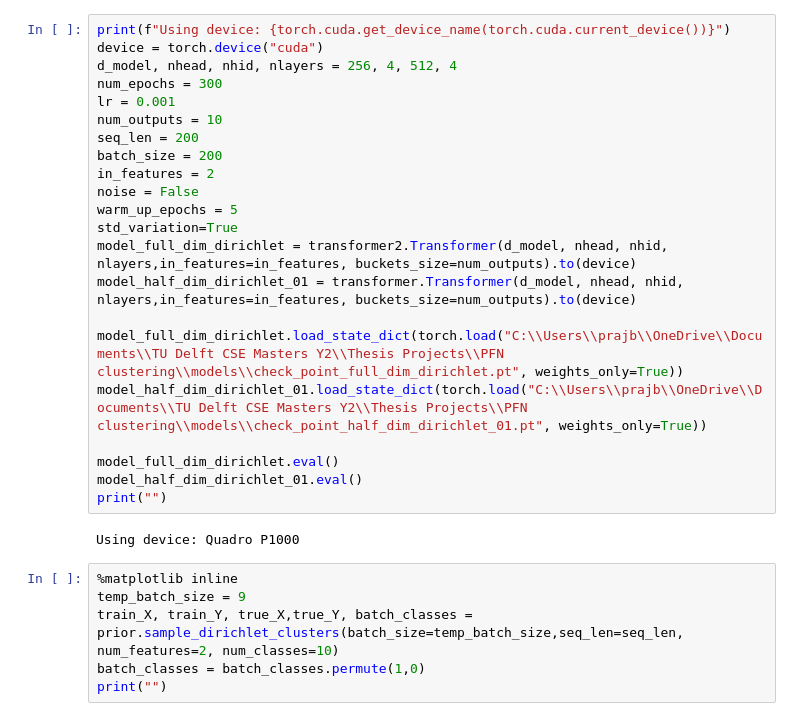
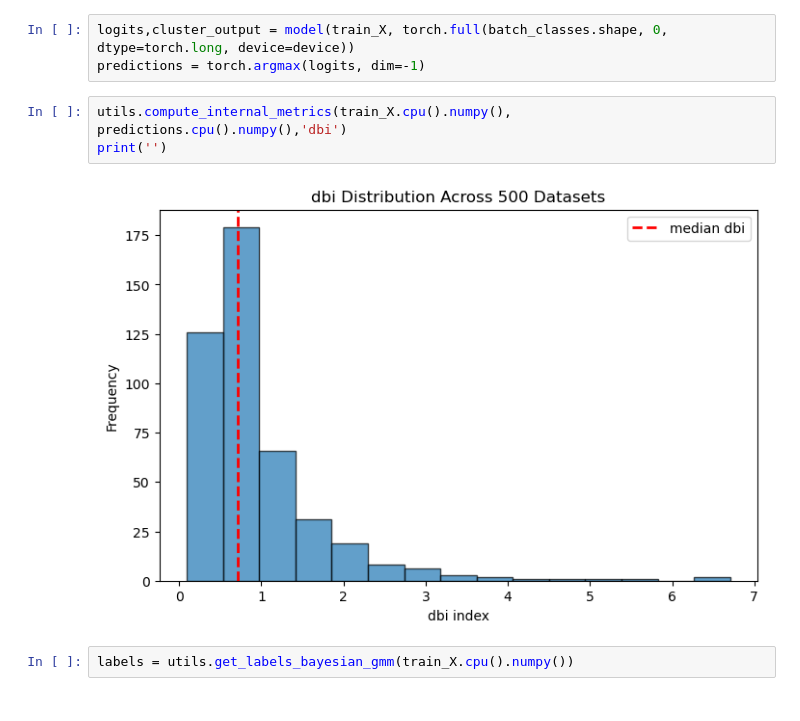
Before and after one commit to pbhaskaran/PFN_clustering, a Jupyter notebook: clustering conditional.ipynb, the cells around one changed output. Saved outputs shown, nothing was run; the diff lists cells and outputs as text.

```diff
--- a/clustering conditional.ipynb
+++ b/clustering conditional.ipynb
@@ -189,31 +122,11 @@ plt.show()
+# %%
+logits,cluster_output = model(train_X, torch.full(batch_classes.shape, 0, dtype=torch.long, device=device))
+predictions = torch.argmax(logits, dim=-1)
 # %%
-print(f"Using device: {torch.cuda.get_device_name(torch.cuda.current_device())}")
-device = torch.device("cuda")
-d_model, nhead, nhid, nlayers = 256, 4, 512, 4
-num_epochs = 300
-lr = 0.001
-num_outputs = 10
-seq_len = 200
-batch_size = 200
-in_features = 2
-noise = False
-warm_up_epochs = 5
-std_variation=True
-model_full_dim_dirichlet = transformer2.Transformer(d_model, nhead, nhid, nlayers,in_features=in_features, buckets_size=num_outputs).to(device)
-model_half_dim_dirichlet_01 = transformer.Transformer(d_model, nhead, nhid, nlayers,in_features=in_features, buckets_size=num_outputs).to(device)
-
-model_full_dim_dirichlet.load_state_dict(torch.load("C:\\Users\\prajb\\OneDrive\\Documents\\TU Delft CSE Masters Y2\\Thesis Projects\\PFN clustering\\models\\check_point_full_dim_dirichlet.pt", weights_only=True))
-model_half_dim_dirichlet_01.load_state_dict(torch.load("C:\\Users\\prajb\\OneDrive\\Documents\\TU Delft CSE Masters Y2\\Thesis Projects\\PFN clustering\\models\\check_point_half_dim_dirichlet_01.pt", weights_only=True))
-
-model_full_dim_dirichlet.eval()
-model_half_dim_dirichlet_01.eval()
-print("")
+utils.compute_internal_metrics(train_X.cpu().numpy(), predictions.cpu().numpy(),'dbi')
+print('')
 # %% [output]
-Using device: Quadro P1000
+[figure, added]
 # %%
-%matplotlib inline
-temp_batch_size = 9
-train_X, train_Y, true_X,true_Y, batch_classes = prior.sample_dirichlet_clusters(batch_size=temp_batch_size,seq_len=seq_len, num_features=2, num_classes=10)
-batch_classes = batch_classes.permute(1,0)
-print("")
+labels = utils.get_labels_bayesian_gmm(train_X.cpu().numpy())
 # %%
```
Also changed, not shown: parts of 25 cells of this notebook, 10 other files.
